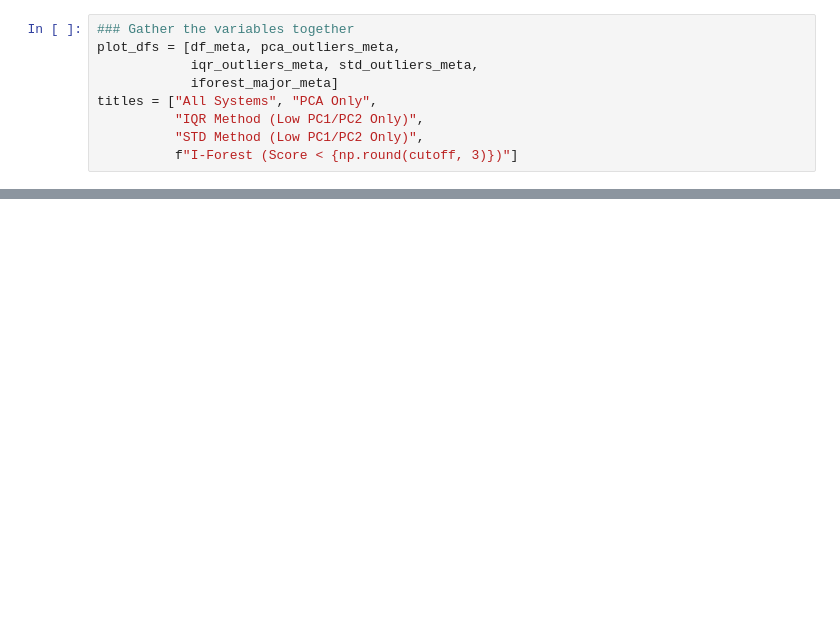
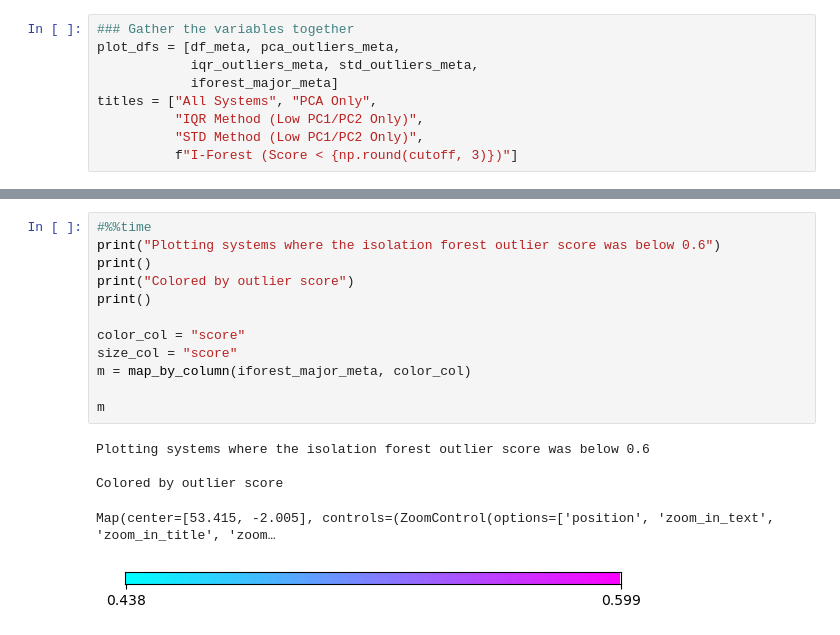
Before and after one commit to johnmtayag/Amazon-Recommender-System, a Jupyter notebook: N8_Anomaly Analysis.ipynb, the cells around one changed output, grey strips where cells are left out. Saved outputs shown, nothing was run; the diff lists cells and outputs as text; blank space fills up the shorter version.

```diff
--- a/N8_Anomaly Analysis.ipynb
+++ b/N8_Anomaly Analysis.ipynb
@@ -243,0 +285,18 @@ plt.show()
+# %%
+#%%time
+print("Plotting systems where the isolation forest outlier score was below 0.6")
+print()
+print("Colored by outlier score")
+print()
+
+color_col = "score"
+size_col = "score"
+m = map_by_column(iforest_major_meta, color_col)
+
+m
+# %% [output]
+Plotting systems where the isolation forest outlier score was below 0.6
+
+Colored by outlier score
+Map(center=[53.415, -2.005], controls=(ZoomControl(options=['position', 'zoom_in_text', 'zoom_in_title', 'zoom…
+[figure, added]
```
Also changed, not shown: parts of 19 cells of this notebook, 8 other files.
